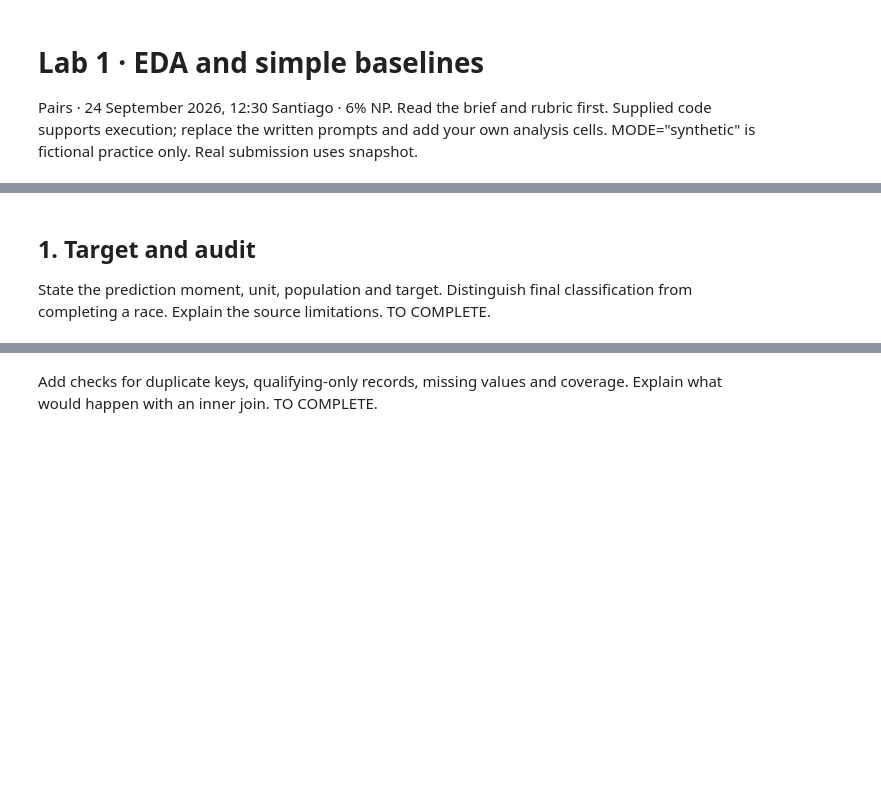
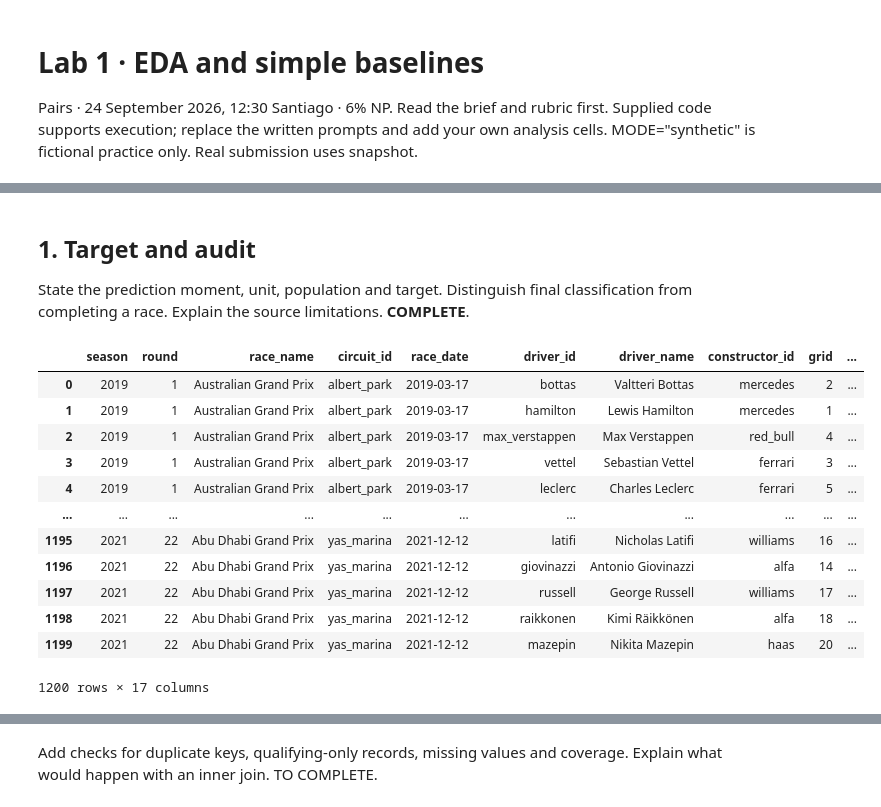
Before and after one commit to Seba-RC/AIWorkshopLab1, a Jupyter notebook: labs/lab_01/Lab01_EDA_Baselines_Student_v1.ipynb, the cells around one changed output, grey strips where cells are left out. Cells and saved outputs as stored; diff of their text form; code cells hidden in the pictures; blank space fills up the shorter version.

```diff
--- a/labs/lab_01/Lab01_EDA_Baselines_Student_v1.ipynb
+++ b/labs/lab_01/Lab01_EDA_Baselines_Student_v1.ipynb
@@ -20,6 +22,22 @@ print('DATA MODE:', MODE, '| Python:',platform.python_version(),'| pandas:',pd._
 # %% [markdown]
 ## 1. Target and audit
-State the prediction moment, unit, population and target. Distinguish final classification from completing a race. Explain the source limitations. TO COMPLETE.
+State the prediction moment, unit, population and target. Distinguish final classification from completing a race. Explain the source limitations. **COMPLETE**.
+# %%
+train
+# %% [output]
+|  | season | round | race_name | circuit_id | race_date | driver_id | driver_name | constructor_id | grid | ... |
+| 0 | 2019 | 1 | Australian Grand Prix | albert_park | 2019-03-17 | bottas | Valtteri Bottas | mercedes | 2 | ... |
+| 1 | 2019 | 1 | Australian Grand Prix | albert_park | 2019-03-17 | hamilton | Lewis Hamilton | mercedes | 1 | ... |
+| 2 | 2019 | 1 | Australian Grand Prix | albert_park | 2019-03-17 | max_verstappen | Max Verstappen | red_bull | 4 | ... |
+| 3 | 2019 | 1 | Australian Grand Prix | albert_park | 2019-03-17 | vettel | Sebastian Vettel | ferrari | 3 | ... |
+| 4 | 2019 | 1 | Australian Grand Prix | albert_park | 2019-03-17 | leclerc | Charles Leclerc | ferrari | 5 | ... |
+| ... | ... | ... | ... | ... | ... | ... | ... | ... | ... | ... |
+| 1195 | 2021 | 22 | Abu Dhabi Grand Prix | yas_marina | 2021-12-12 | latifi | Nicholas Latifi | williams | 16 | ... |
+| 1196 | 2021 | 22 | Abu Dhabi Grand Prix | yas_marina | 2021-12-12 | giovinazzi | Antonio Giovinazzi | alfa | 14 | ... |
+| 1197 | 2021 | 22 | Abu Dhabi Grand Prix | yas_marina | 2021-12-12 | russell | George Russell | williams | 17 | ... |
+| 1198 | 2021 | 22 | Abu Dhabi Grand Prix | yas_marina | 2021-12-12 | raikkonen | Kimi Räikkönen | alfa | 18 | ... |
+| 1199 | 2021 | 22 | Abu Dhabi Grand Prix | yas_marina | 2021-12-12 | mazepin | Nikita Mazepin | haas | 20 | ... |
+1200 rows × 17 columns
 # %%
 q_train,r_train=load_sources('train',ROOT,MODE)
 train=merge_sources(q_train,r_train)
```
Also changed, not shown: parts of 13 cells of this notebook, 1 other file.
